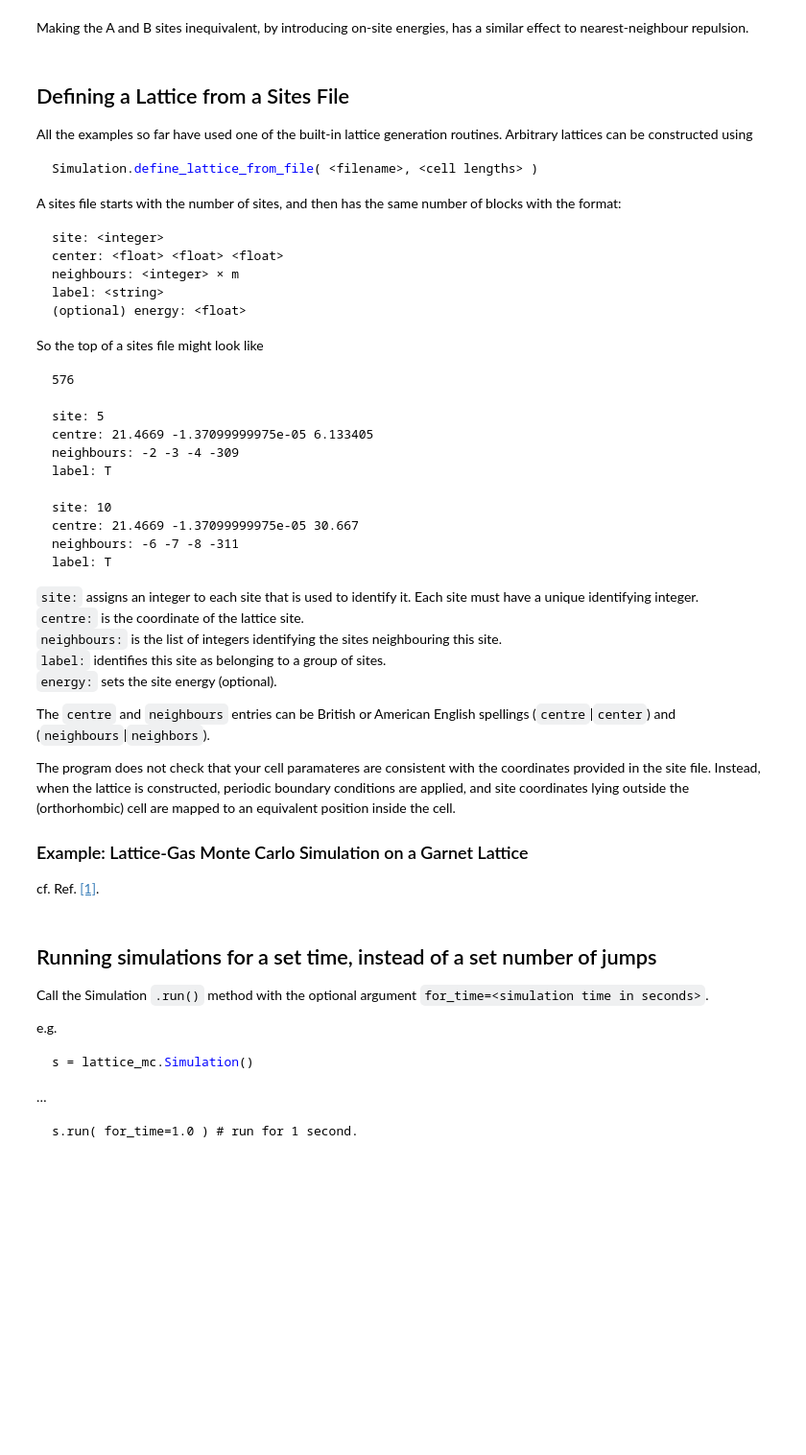
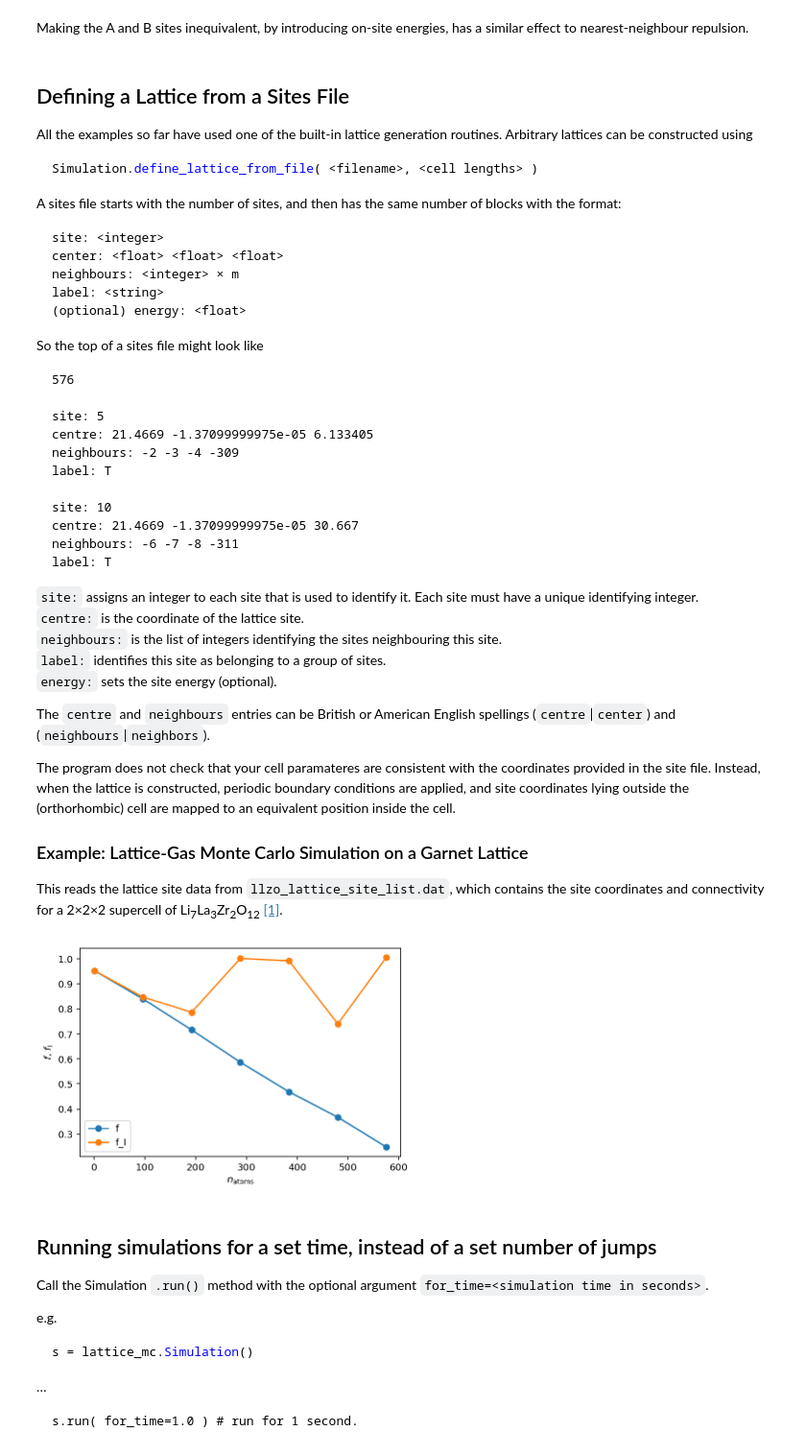
Before and after one commit to bjmorgan/lattice_mc, a Jupyter notebook: examples/lattice_mc_examples.ipynb, the cells around one changed output. Shown at 96% size. Cells and saved outputs as stored; diff of their text form; code cells hidden in the pictures; blank space fills up the shorter version.

```diff
--- a/examples/lattice_mc_examples.ipynb
+++ b/examples/lattice_mc_examples.ipynb
@@ -375,7 +397,7 @@ The program does not check that your cell paramateres are consistent with the co
 
 ### Example: Lattice-Gas Monte Carlo Simulation on a Garnet Lattice
 
-cf. Ref. [\[1\]](#ref1).
+This reads the lattice site data from `llzo_lattice_site_list.dat`, which contains the site coordinates and connectivity for a 2&times;2&times;2 supercell of Li<sub>7</sub>La<sub>3</sub>Zr<sub>2</sub>O<sub>12</sub> [\[1\]](#ref1).
 # %%
 def garnet_lattice_correlation( n_atoms ):
     n_jumps = 10000
@@ -405,9 +427,13 @@ data = pd.DataFrame( np.row_stack( results ), columns=[ 'n', 'f', 'f_I' ] )
 # %%
 # plot the data
 plt.plot( data.n, data.f,   'o-', label='f'  )
 plt.plot( data.n, data.f_I, 'o-', label='f_I')
 plt.legend()
+plt.xlabel( r"$n_\mathrm{atoms}$" )
+plt.ylabel( r"$f$, $f_\mathrm{I}$" )
 plt.show()
+# %% [output]
+[figure, added]
 # %% [markdown]
 ## Running simulations for a set time, instead of a set number of jumps
 
```
Also changed, not shown: parts of 10 cells of this notebook.
